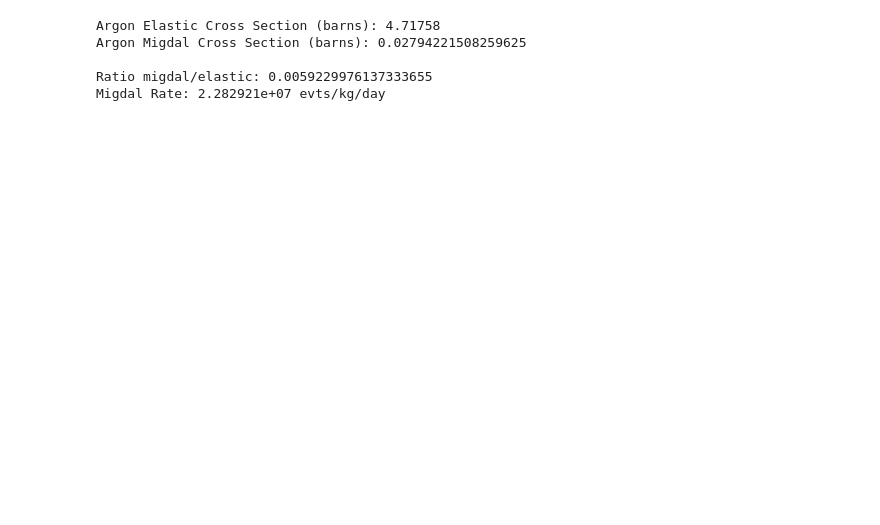
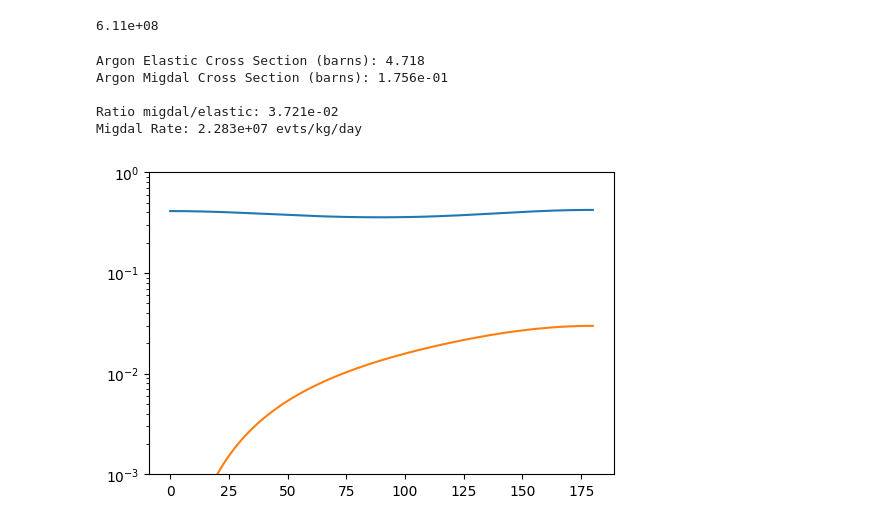
Before and after one commit to Duncan-Adams/MigdalCalc, a Jupyter notebook: Ar_probs.ipynb, the cells around one changed output. Cells and saved outputs as stored; diff of their text form; code cells hidden in the pictures; blank space fills up the shorter version.

```diff
--- a/Ar_probs.ipynb
+++ b/Ar_probs.ipynb
@@ -34,41 +34,65 @@ density = 1.395 #g / cm^3
 
 mass = 1000 #grams
 
-rate_prefactor = N_per_g*mass*barns_to_cm2*flux*days_to_seconds*phi_int
-#TODO: conversion from cos theta to deg
+rate_prefactor = N_per_g*mass*barns_to_cm2*flux*days_to_seconds
+print(f'{4.7*rate_prefactor:.2e}')
+# %% [output]
+6.11e+08
 # %%
 #Cross Section of Elastic Scattering
 Ar_migdal = migdalcalc.migdalcalc(target="Ar-40")
 
-print("Argon Elastic Cross Section (barns): " + str(Ar_migdal.nuc.SIG(En)))
-
 #Compute the Migdal Cross section
-c_range = np.linspace(-1, 1)
+c_range = np.linspace(-1, 1, 360)
+angles = np.linspace(0, 180, 360)
 
 mig_dE_spectrum = Ar_migdal.d2R_dc_dDeltaE(En)
 
-mig_dE_arr = []
+mig_angle_arr = []
+mig_c_arr = []
+
+for angle in angles:
+    c = np.cos(np.pi*angle/180)
+    dE_max = kin.DeltaE_Max(A, En, c)
+    mig_angle = integrate.quad(lambda dE: mig_dE_spectrum(dE, c), 0, dE_max, limit=200, epsrel=1e-3)[0]
+
+    mig_angle_arr.append(mig_angle)
 
 for c in c_range:
     dE_max = kin.DeltaE_Max(A, En, c)
-    mig_dE = integrate.quad(lambda dE: mig_dE_spectrum(dE, c), 0, dE_max, limit=200, epsrel=1e-3)[0]
+    mig_c = integrate.quad(lambda dE: mig_dE_spectrum(dE, c), 0, dE_max, limit=200, epsrel=1e-3)[0]
 
-    mig_dE_arr.append(mig_dE)
+    mig_c_arr.append(mig_c)
+
+
 
 elastic_xsec = Ar_migdal.nuc.SIG(En)
-mig_total_xsec = integrate.trapz(mig_dE_arr, c_range)
+mig_total_xsec = phi_int*integrate.trapz(mig_c_arr, c_range)
 mig_rate = np.floor(mig_total_xsec*rate_prefactor)
 
-print("Argon Migdal Cross Section (barns): " + str(mig_total_xsec))
+print(f"Argon Elastic Cross Section (barns): {Ar_migdal.nuc.SIG(En):.3f}")
+print(f"Argon Migdal Cross Section (barns): {mig_total_xsec:.3e}")
 
 print()
 
-print("Ratio migdal/elastic: " + str(mig_total_xsec/elastic_xsec))
+print(f"Ratio migdal/elastic: {mig_total_xsec/elastic_xsec:.3e}")
 
-print("Migdal Rate: " + "{r:e} evts/kg/day".format(r=mig_rate))
+print(f"Migdal Rate: {mig_rate:.3e} evts/kg/day")
 # %% [output]
-Argon Elastic Cross Section (barns): 4.71758
-Argon Migdal Cross Section (barns): 0.02794221508259625
+Argon Elastic Cross Section (barns): 4.718
+Argon Migdal Cross Section (barns): 1.756e-01
 
-Ratio migdal/elastic: 0.0059229976137333655
-Migdal Rate: 2.282921e+07 evts/kg/day
+Ratio migdal/elastic: 3.721e-02
+Migdal Rate: 2.283e+07 evts/kg/day
+# %%
+Ar40_elastic = Ar_migdal.nuc.dSig_dOmega(En)
+
+plt.plot(angles, Ar40_elastic(np.cos(angles*np.pi/180)))
+plt.plot(angles, mig_angle_arr)
+
+plt.yscale('log')
+plt.ylim(1e-3,1)
+
+plt.show()
+# %% [output]
+[figure, added]
```
Also changed, not shown: parts of 6 cells of this notebook, 9 other files.
